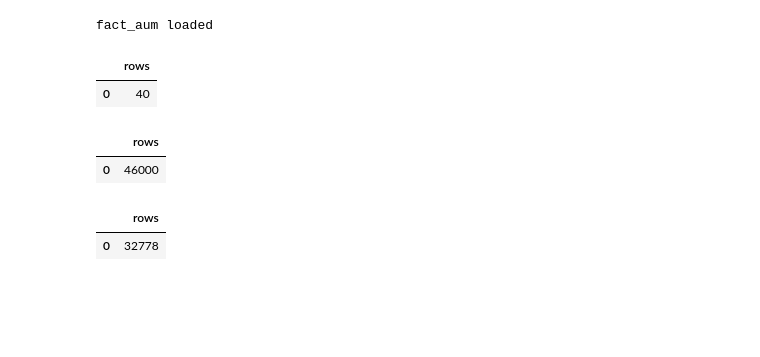
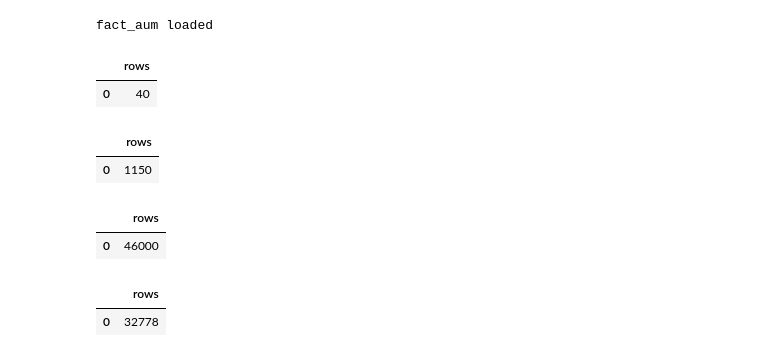
Before and after one commit to harshitha603/Mutual-Fund-Data-Analysis, a Jupyter notebook: notebooks/2_data_cleaning_sqlite.ipynb, the cells around one changed output. Saved outputs shown, nothing was run; the diff lists cells and outputs as text; code cells hidden in the pictures; blank space fills up the shorter version.

```diff
--- a/notebooks/2_data_cleaning_sqlite.ipynb
+++ b/notebooks/2_data_cleaning_sqlite.ipynb
@@ -873,6 +905,14 @@ pd.read_sql(
 # %% [output]
 |  | rows |
 | 0 | 40 |
+# %%
+pd.read_sql(
+    "SELECT COUNT(*) AS rows FROM dim_date",
+    engine
+)
+# %% [output]
+|  | rows |
+| 0 | 1150 |
 # %%
 pd.read_sql(
     "SELECT COUNT(*) AS rows FROM fact_nav",
```
Also changed, not shown: parts of 2 cells of this notebook, 5 other files.
